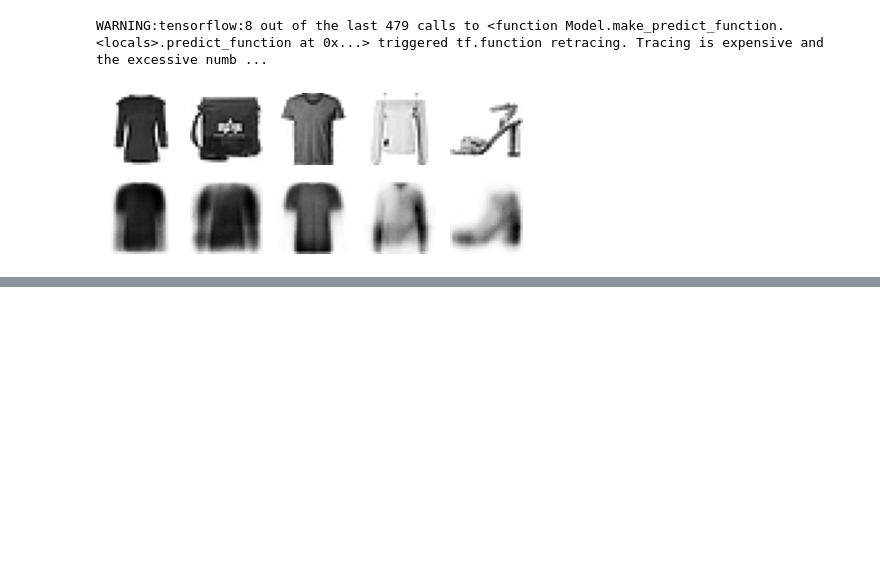
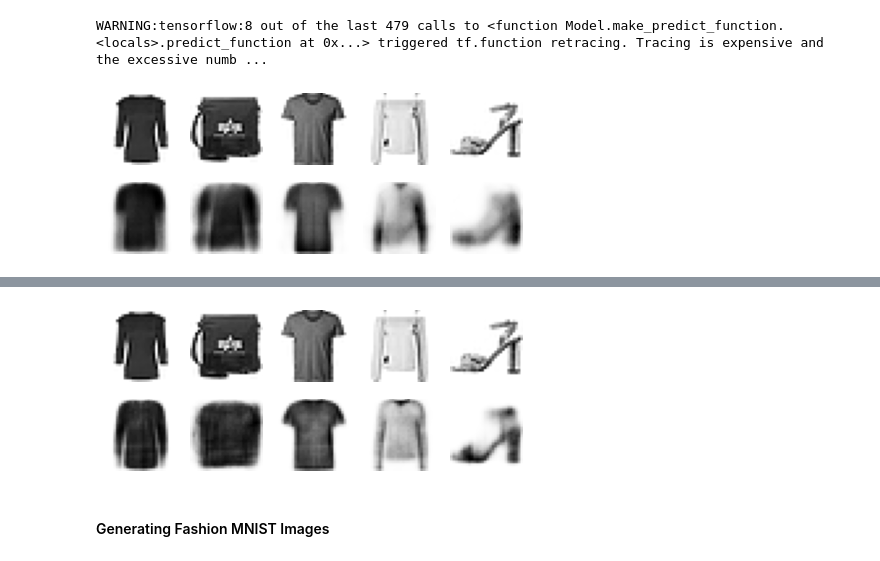
Before and after one commit to sankalptambe/autoencoders-and-gans, a Jupyter notebook: autoencoders_and_gans.ipynb, the cells around one changed output, grey strips where cells are left out. Saved outputs shown, nothing was run; the diff lists cells and outputs as text; code cells hidden in the pictures; blank space fills up the shorter version.

Commit message:
variational autoencoders added

```diff
--- a/autoencoders_and_gans.ipynb
+++ b/autoencoders_and_gans.ipynb
@@ -595,0 +622,8 @@ WARNING:tensorflow:8 out of the last 479 calls to <function Model.make_predict_f
+# %%
+K = keras.backend
+
+class Sampling(keras.layers.Layer):
+    def call(self, inputs): # Sampling layer takes 2 inputs: mean and log_var
+        mean, log_var = inputs
+        return K.random_normal(tf.shape(log_var)) * K.exp(log_var/2) + mean # K.exp(log_var/2) is equal
+                                                                            # to standard deviation
@@ -595,0 +669,10 @@ WARNING:tensorflow:8 out of the last 479 calls to <function Model.make_predict_f
+# %%
+latent_loss = -0.5 * K.sum(
+    1 + codings_log_var - K.exp(codings_log_var) - K.square(codings_mean),
+    axis=-1)
+variational_ae.add_loss(K.mean(latent_loss) / 784.)
+
+variational_ae.compile(loss="binary_crossentropy", optimizer="rmsprop", metrics=[rounded_accuracy])
+
+history = variational_ae.fit(X_train, X_train, epochs=25, batch_size=128,
+                             validation_data=(X_valid, X_valid))
@@ -595,0 +697,4 @@ WARNING:tensorflow:8 out of the last 479 calls to <function Model.make_predict_f
+# %%
+show_reconstructions(variational_ae)
+plt.show()
+# %% [output]
@@ -595,0 +702,3 @@ WARNING:tensorflow:8 out of the last 479 calls to <function Model.make_predict_f
+[figure, added]
+# %% [markdown]
+#### Generating Fashion MNIST Images
```
Also changed, not shown: parts of 9 cells of this notebook, 2 other files.
